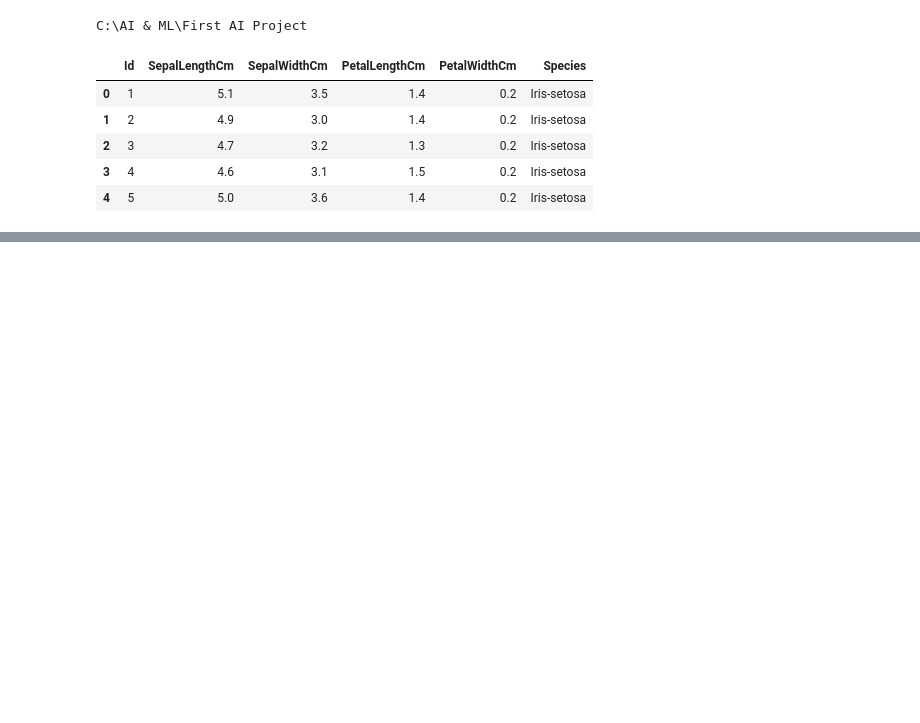
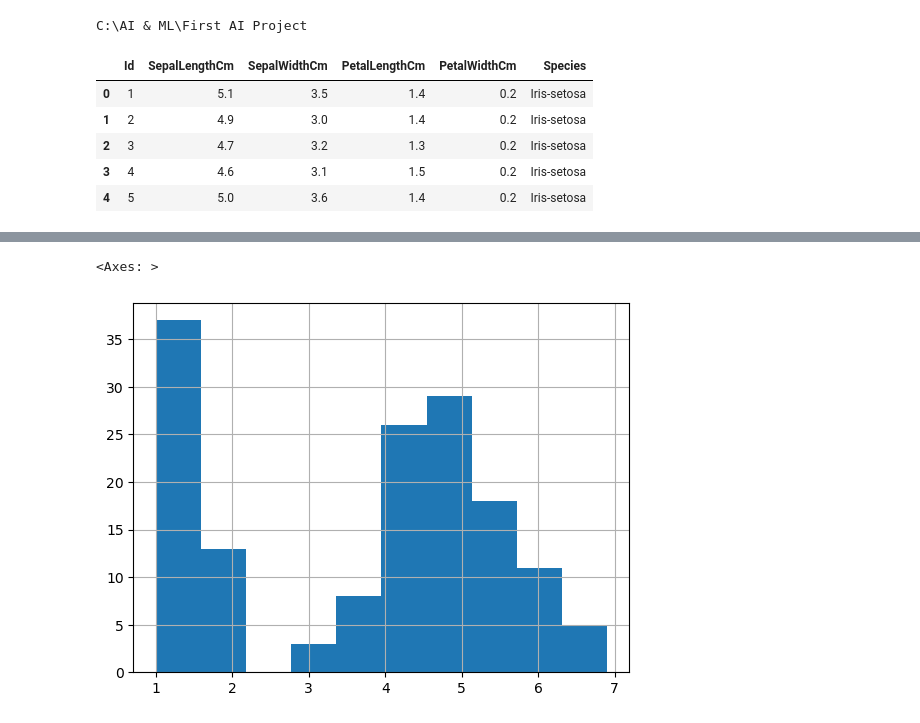
Before and after one commit to mzaidaqil/iris-classification, a Jupyter notebook: iris_classification.ipynb, the cells around one changed output, grey strips where cells are left out. Drawn from its saved outputs; the diff is of its cells as text; code cells hidden in the pictures; blank space fills up the shorter version.

```diff
--- a/iris_classification.ipynb
+++ b/iris_classification.ipynb
@@ -20,0 +91,5 @@ df.head()
+# %%
+df['PetalLengthCm'].hist()
+# %% [output]
+<Axes: >
+[figure, added]
```
Also changed, not shown: parts of 28 cells of this notebook.
